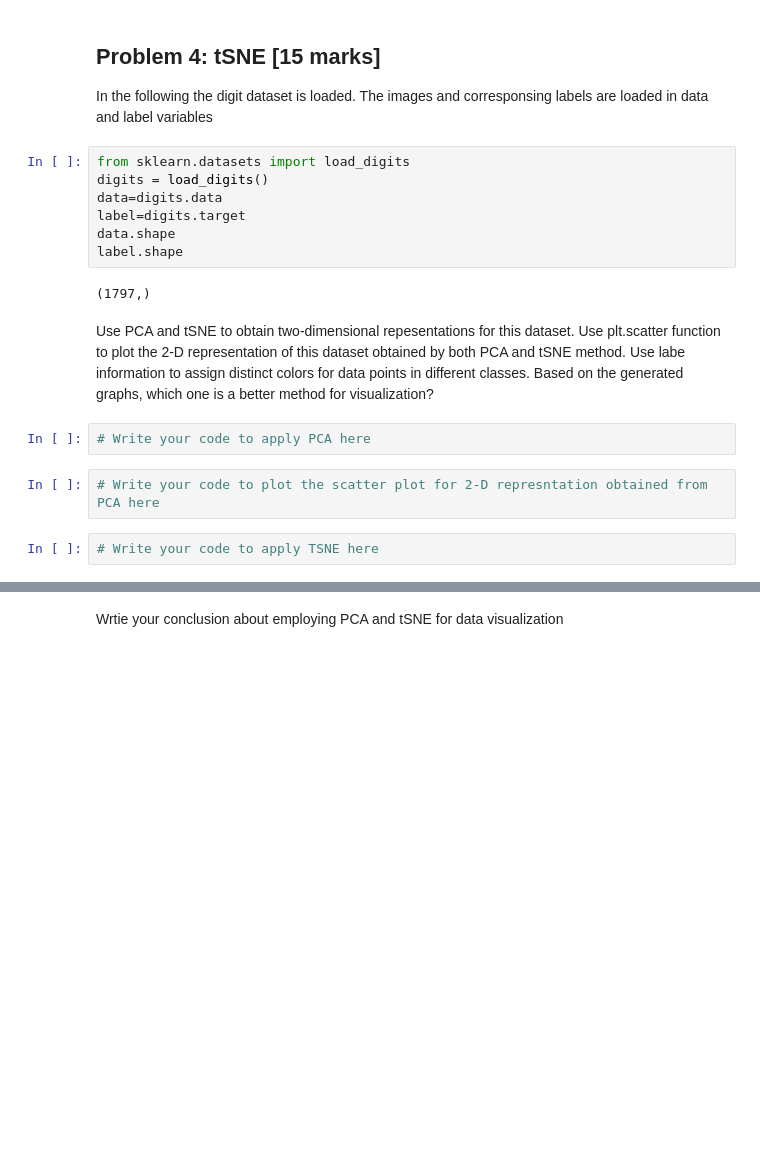
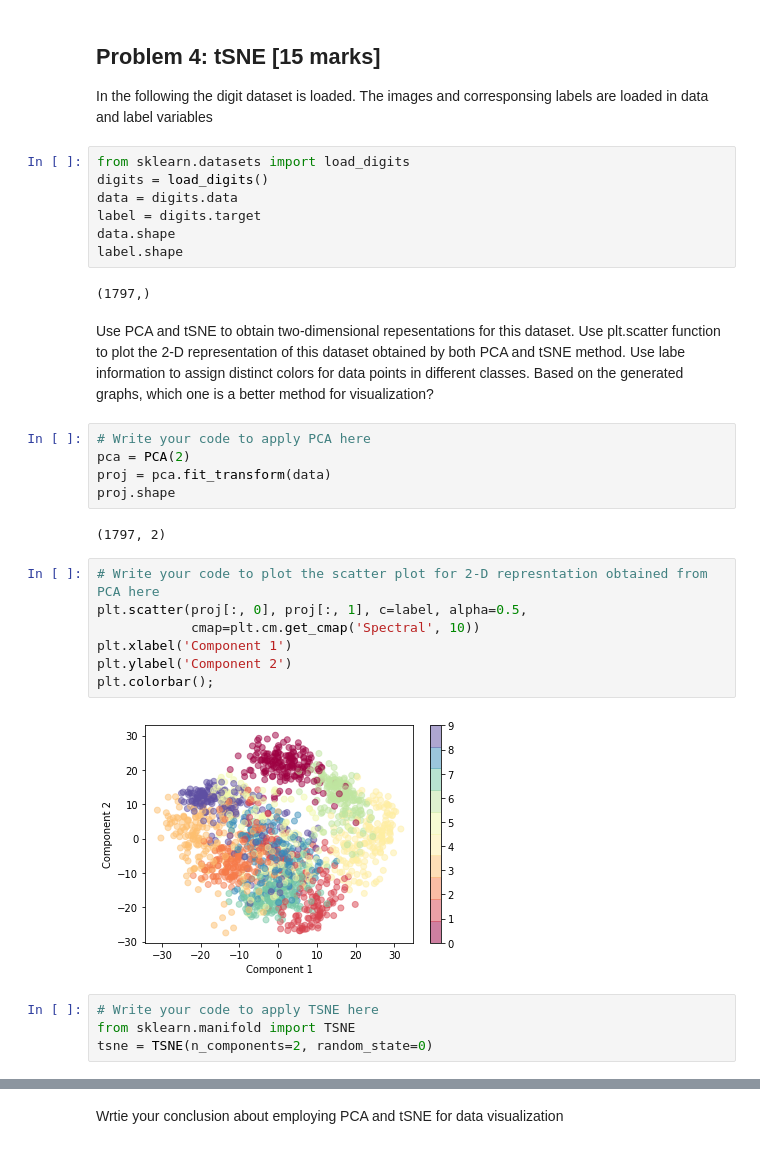
Before and after one commit to vishaalsc/SYDE522-MI, a Jupyter notebook: Assignment_1__PCA_tSNE_SYDE_522.ipynb, the cells around one changed output, grey strips where cells are left out. Drawn from its saved outputs; the diff is of its cells as text; blank space fills up the shorter version.

```diff
--- a/Assignment_1__PCA_tSNE_SYDE_522.ipynb
+++ b/Assignment_1__PCA_tSNE_SYDE_522.ipynb
@@ -359,8 +354,8 @@ In the following the digit dataset is loaded. The images and corresponsing label
 # %%
 from sklearn.datasets import load_digits
 digits = load_digits()
-data=digits.data
-label=digits.target
+data = digits.data
+label = digits.target
 data.shape
 label.shape
 # %% [output]
@@ -369,9 +364,23 @@ label.shape
 Use PCA and tSNE to obtain two-dimensional repesentations for this dataset. Use plt.scatter function to plot the 2-D representation of this dataset obtained by both PCA and tSNE method. Use labe information to assign distinct colors for data points in different classes. Based on the generated graphs, which one is a better method for visualization?
 # %%
 # Write your code to apply PCA here
+pca = PCA(2)
+proj = pca.fit_transform(data)
+proj.shape
+# %% [output]
+(1797, 2)
 # %%
 # Write your code to plot the scatter plot for 2-D represntation obtained from PCA here
+plt.scatter(proj[:, 0], proj[:, 1], c=label, alpha=0.5,
+            cmap=plt.cm.get_cmap('Spectral', 10))
+plt.xlabel('Component 1')
+plt.ylabel('Component 2')
+plt.colorbar();
+# %% [output]
+[figure, added]
 # %%
 # Write your code to apply TSNE here
+from sklearn.manifold import TSNE
+tsne = TSNE(n_components=2, random_state=0)
 # %%
 # Write your code to plot the scatter plot for 2-D represntation obtained from TSNE here
```
Also changed, not shown: parts of 23 cells of this notebook.
